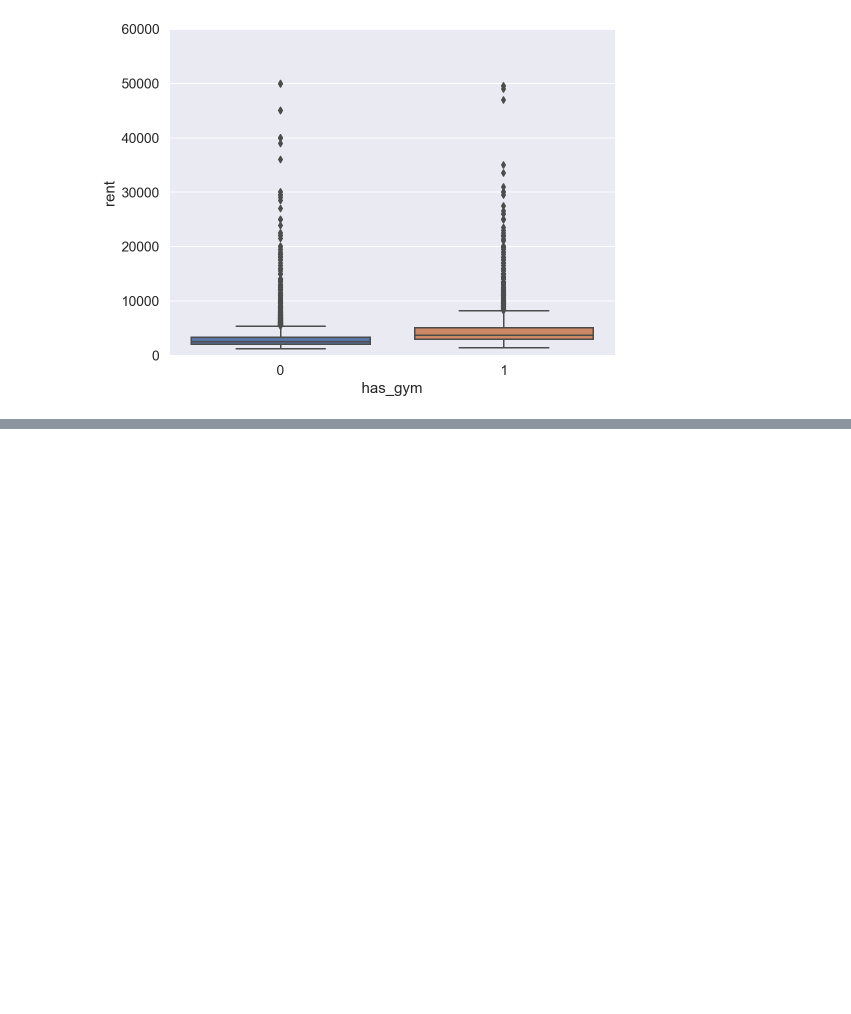
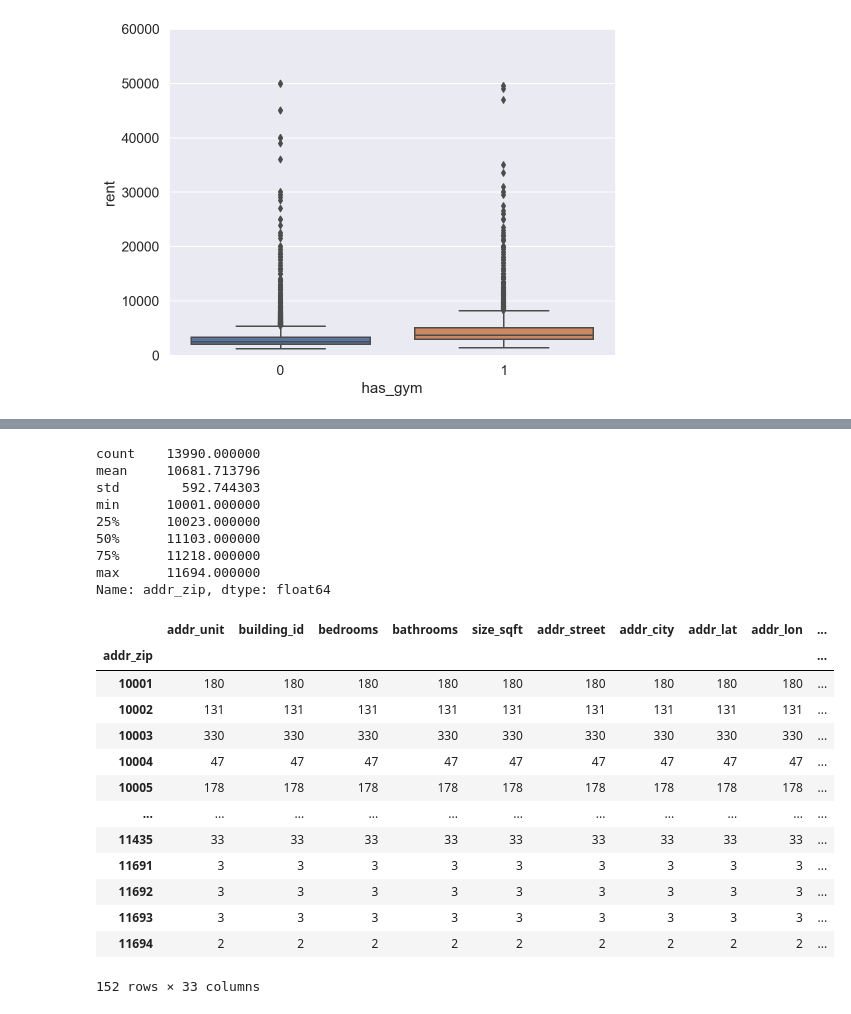
Before and after one commit to Ilroy/DS_Final_Project, a Jupyter notebook: Training_Testing_Master.ipynb, the cells around one changed output, grey strips where cells are left out. Drawn from its saved outputs; the diff is of its cells as text; code cells hidden in the pictures; blank space fills up the shorter version.

```diff
--- a/Training_Testing_Master.ipynb
+++ b/Training_Testing_Master.ipynb
@@ -366,0 +380,33 @@ all_data_df.loc[all_data_df['line'].isnull(),'line'] = all_data_df[]
+# %%
+# impute missing line values using zipcode and most frequent line in that area
+impute_line()
+
+#impute missing bedroom values with 1 as they were all 0 before
+all_data_df['bedrooms'].fillna(1,inplace=True)
+
+#impute floornumber missing values with mean floornumber
+all_data_df['floornumber'].fillna(all_data_df['floornumber'].mean(),inplace=True)
+
+#impute size_sqft missing values with mean size of # of bedrooms
+all_data_df['size_sqft'] = all_data_df.groupby('bedrooms')['size_sqft'].transform(lambda x: x.fillna(x.mean()))
+
+#impute year_built missing values with year_built mean of addr_zipcode
+all_data_df['year_built'] = all_data_df.groupby('addr_zip')['year_built'].transform(lambda x: x.fillna(x.mean()))
+
+#impute min_to_subway missing values with mean of addr_zipcode
+all_data_df['min_to_subway'] = all_data_df.groupby('addr_zip')['min_to_subway'].transform(lambda x: x.fillna(x.mean()))
+
+#left over missing data for min_to_subway, looked online to impute
+all_data_df.loc[all_data_df['min_to_subway'].isnull(),'min_to_subway'] = 7
+
+#impute unit missing values with column mean
+all_data_df['unit'].fillna(all_data_df['unit'].mode()[0],inplace=True)
+
+#impute addr_unit missing values with column mean
+all_data_df['addr_unit'].fillna(all_data_df['addr_unit'].mode()[0],inplace=True)
+
+#impute bathrooms missing values with 1 as they were 0 before
+all_data_df['bathrooms'].fillna(1,inplace=True)
+
+#impute neighborhood missing values with addr_zip mode
+all_data_df['neighborhood'] = all_data_df.groupby('addr_zip')['neighborhood'].transform(lambda x: x.fillna(x.mode))
@@ -366,0 +441,29 @@ all_data_df.loc[all_data_df['line'].isnull(),'line'] = all_data_df[]
+# %%
+# feature transforming addr zip
+
+print(all_data_df['addr_zip'].describe())
+all_data_df.groupby('addr_zip').count()
+# %% [output]
+count    13990.000000
+mean     10681.713796
+std        592.744303
+min      10001.000000
+25%      10023.000000
+50%      11103.000000
+75%      11218.000000
+max      11694.000000
+Name: addr_zip, dtype: float64
+|  | addr_unit | building_id | bedrooms | bathrooms | size_sqft | addr_street | addr_city | addr_lat | addr_lon | ... |
+| addr_zip |  |  |  |  |  |  |  |  |  | ... |
+| 10001 | 180 | 180 | 180 | 180 | 180 | 180 | 180 | 180 | 180 | ... |
+| 10002 | 131 | 131 | 131 | 131 | 131 | 131 | 131 | 131 | 131 | ... |
+| 10003 | 330 | 330 | 330 | 330 | 330 | 330 | 330 | 330 | 330 | ... |
+| 10004 | 47 | 47 | 47 | 47 | 47 | 47 | 47 | 47 | 47 | ... |
+| 10005 | 178 | 178 | 178 | 178 | 178 | 178 | 178 | 178 | 178 | ... |
+| ... | ... | ... | ... | ... | ... | ... | ... | ... | ... | ... |
+| 11435 | 33 | 33 | 33 | 33 | 33 | 33 | 33 | 33 | 33 | ... |
+| 11691 | 3 | 3 | 3 | 3 | 3 | 3 | 3 | 3 | 3 | ... |
+| 11692 | 3 | 3 | 3 | 3 | 3 | 3 | 3 | 3 | 3 | ... |
+| 11693 | 3 | 3 | 3 | 3 | 3 | 3 | 3 | 3 | 3 | ... |
+| 11694 | 2 | 2 | 2 | 2 | 2 | 2 | 2 | 2 | 2 | ... |
+152 rows × 33 columns
```
Also changed, not shown: parts of 14 cells of this notebook.
